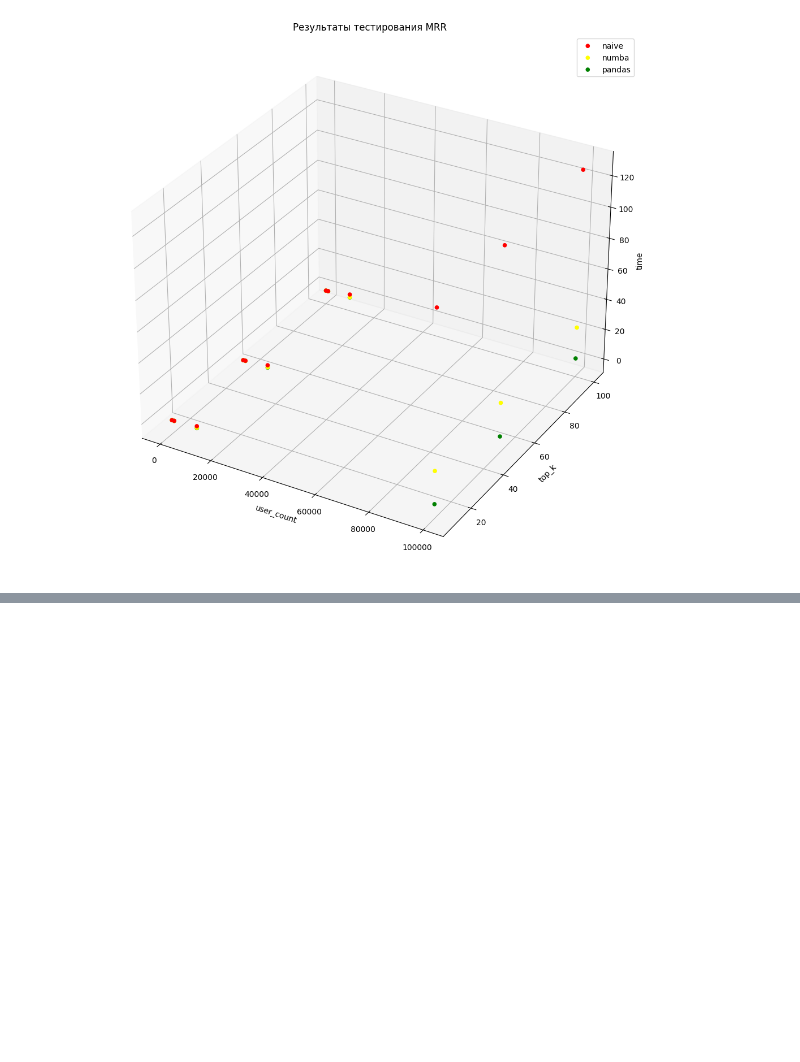
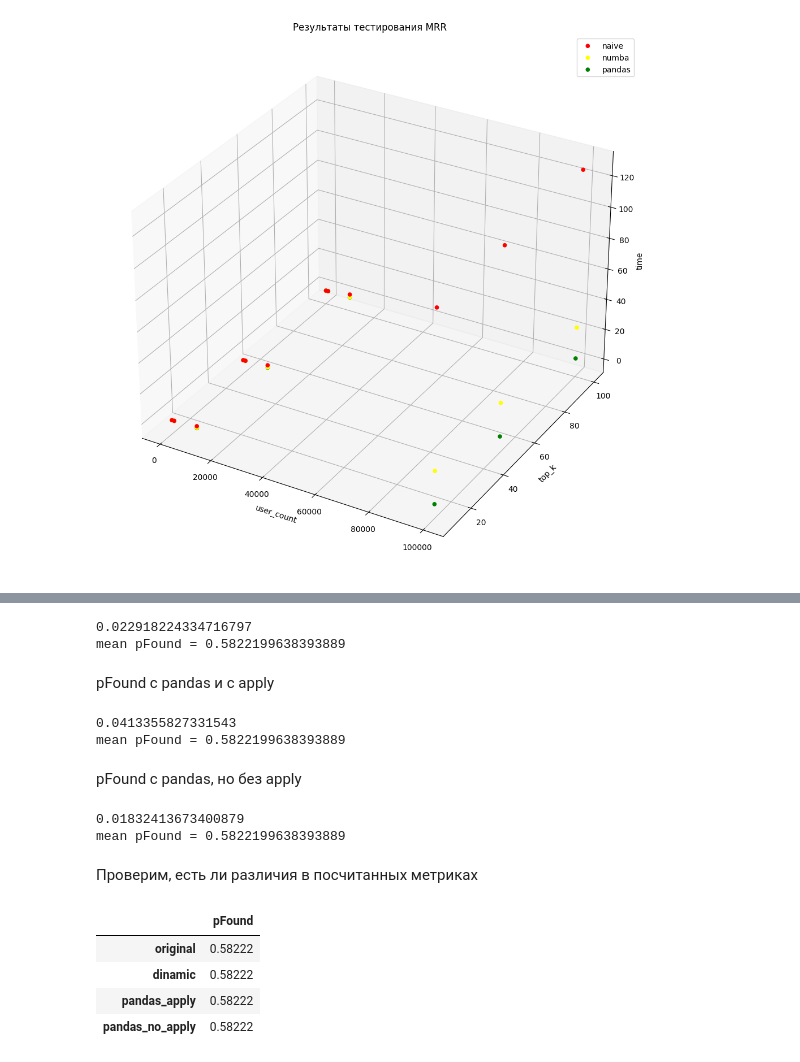
Before and after one commit to In48semenov/RecoServiceTemplate, a Jupyter notebook: notebooks/HW-2.ipynb, the cells around one changed output, grey strips where cells are left out. Saved outputs shown, nothing was run; the diff lists cells and outputs as text; code cells hidden in the pictures; blank space fills up the shorter version.

```diff
--- a/notebooks/HW-2.ipynb
+++ b/notebooks/HW-2.ipynb
@@ -309,0 +477,6 @@ No data for colormapping provided via 'c'. Parameters 'cmap' will be ignored
+# %%
+start_time = time.time()
+mean_pfound = pandas_apply_pfound(qid_url_rating_hostid, naive_pfound)  # Используем наивный алгоритм
+print(time.time() - start_time)
+
+print('mean pFound =', mean_pfound)
@@ -309,0 +488,45 @@ No data for colormapping provided via 'c'. Parameters 'cmap' will be ignored
+# %%
+start_time = time.time()
+mean_pfound_dinamic = pandas_apply_pfound(qid_url_rating_hostid, pfound_cicle_speed)  # Используем наивный алгоритм с динамическим прогр
+print(time.time() - start_time)
+
+print('mean pFound =', mean_pfound_dinamic)
+# %% [output]
+0.022918224334716797
+mean pFound = 0.5822199638393889
+# %% [markdown]
+pFound с pandas и с apply
+# %%
+start_time = time.time()
+mean_pfound_pandas_apply = pandas_apply_pfound(qid_url_rating_hostid, pfound_pandas_with_apply)  # Используем pandas с apply
+print(time.time() - start_time)
+
+print('mean pFound =', mean_pfound_pandas_apply)
+# %% [output]
+0.0413355827331543
+mean pFound = 0.5822199638393889
+# %% [markdown]
+pFound с pandas, но без apply
+# %%
+start_time = time.time()
+mean_pfound_pandas = pfound_pandas(qid_url_rating_hostid)  # Вычисляем средний pFound
+print(time.time() - start_time)
+
+print('mean pFound =', mean_pfound_pandas)
+# %% [output]
+0.01832413673400879
+mean pFound = 0.5822199638393889
+# %% [markdown]
+Проверим, есть ли различия в посчитанных метриках
+# %%
+diff_index = ['original', 'dinamic', 'pandas_apply', 'pandas_no_apply']
+diff_values = [mean_pfound, mean_pfound_dinamic, mean_pfound_pandas_apply, mean_pfound_pandas]
+diff = pd.DataFrame(diff_values, index=diff_index, columns=['pFound'])
+
+diff
+# %% [output]
+|  | pFound |
+| original | 0.58222 |
+| dinamic | 0.58222 |
+| pandas_apply | 0.58222 |
+| pandas_no_apply | 0.58222 |
```
Also changed, not shown: parts of 43 cells of this notebook.
